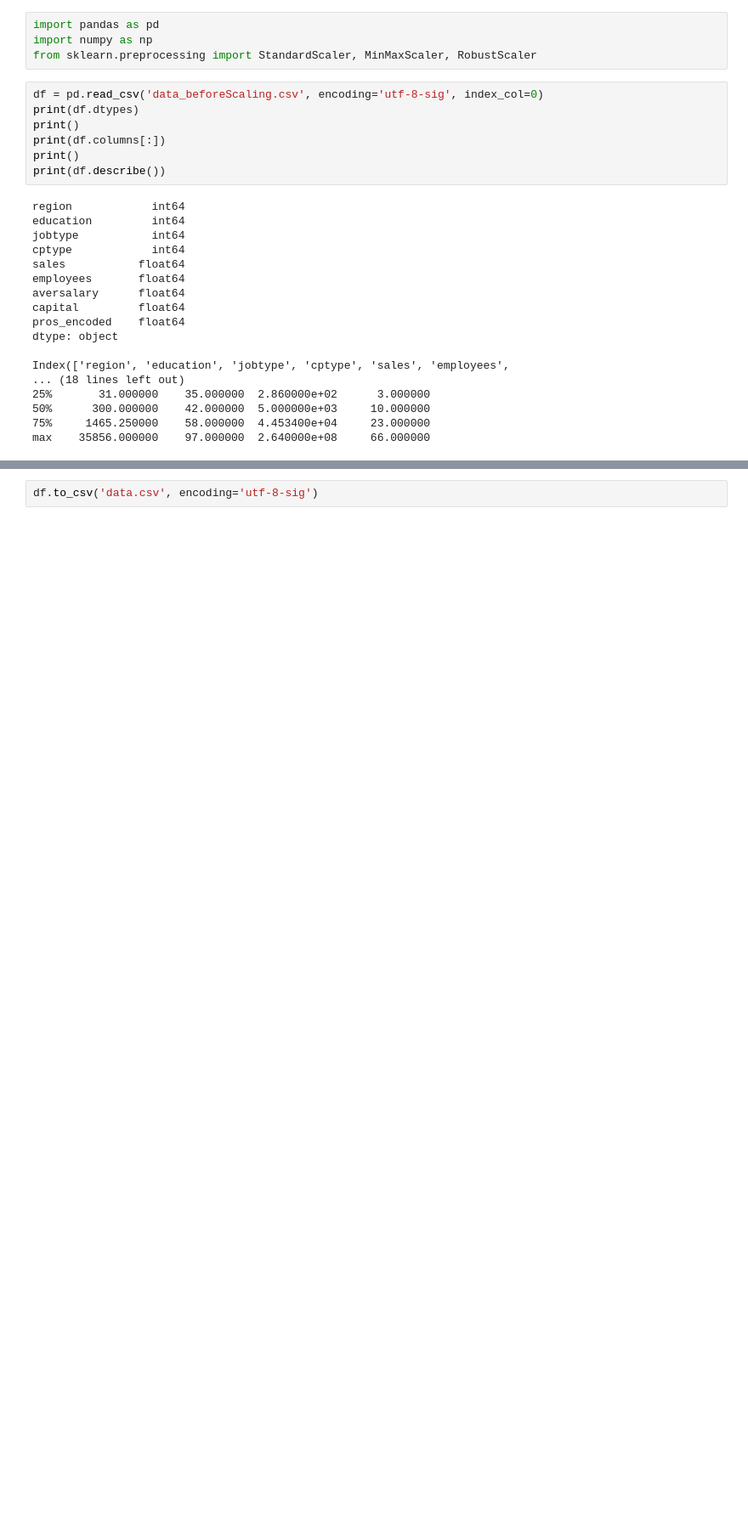
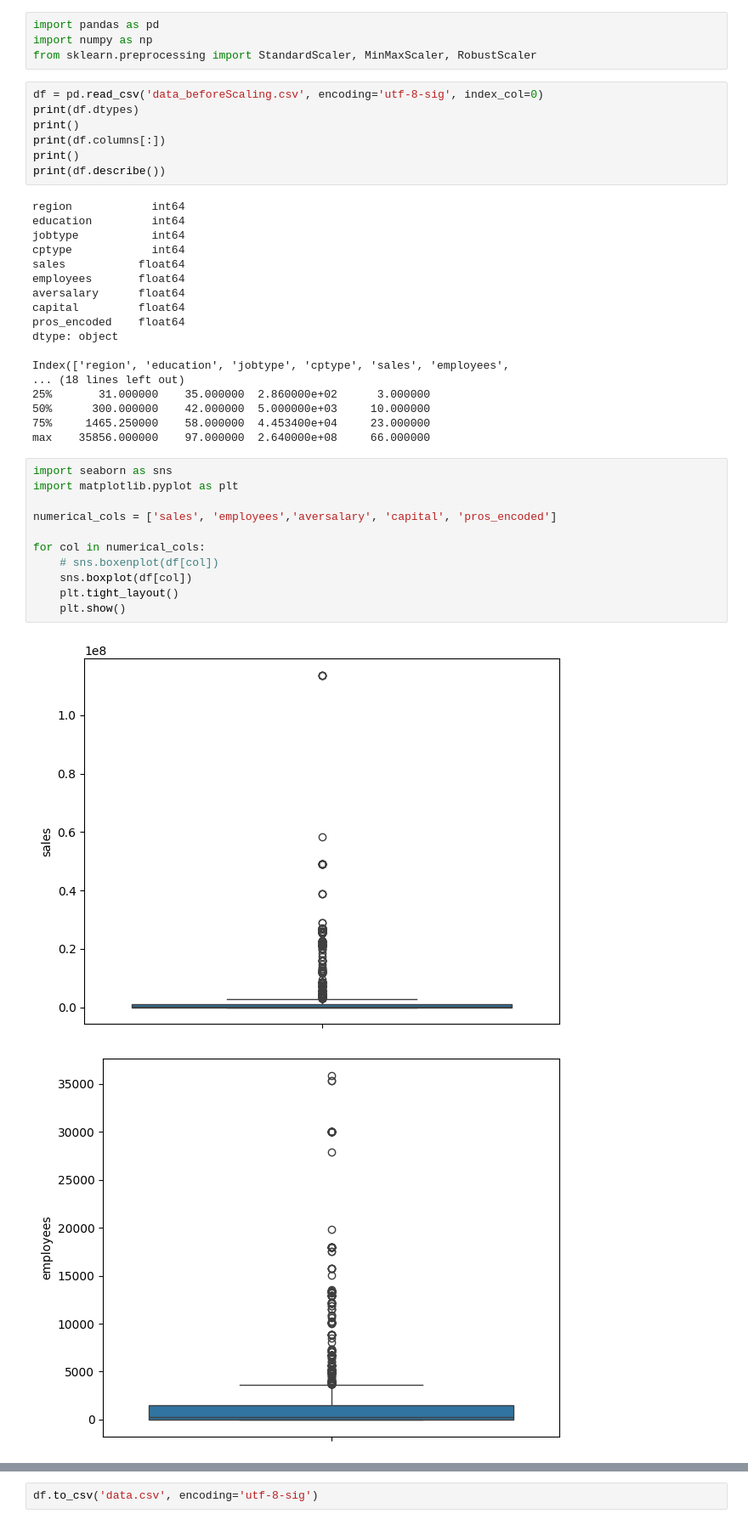
Before and after one commit to RGB234/----------, a Jupyter notebook: feature-scaling.ipynb, the cells around one changed output, grey strips where cells are left out. Shown at 85% size. Saved outputs shown, nothing was run; the diff lists cells and outputs as text; blank space fills up the shorter version.

```diff
--- a/feature-scaling.ipynb
+++ b/feature-scaling.ipynb
@@ -27,3 +37,17 @@ Index(['region', 'education', 'jobtype', 'cptype', 'sales', 'employees',
 50%      300.000000    42.000000  5.000000e+03     10.000000
 75%     1465.250000    58.000000  4.453400e+04     23.000000
 max    35856.000000    97.000000  2.640000e+08     66.000000
+# %%
+import seaborn as sns
+import matplotlib.pyplot as plt
+
+numerical_cols = ['sales', 'employees','aversalary', 'capital', 'pros_encoded']
+
+for col in numerical_cols:
+    # sns.boxenplot(df[col])
+    sns.boxplot(df[col])
+    plt.tight_layout()
+    plt.show()
+# %% [output]
+[figure, added]
+[figure, added]
```
Also changed, not shown: parts of 8 cells of this notebook, 10 other files.
